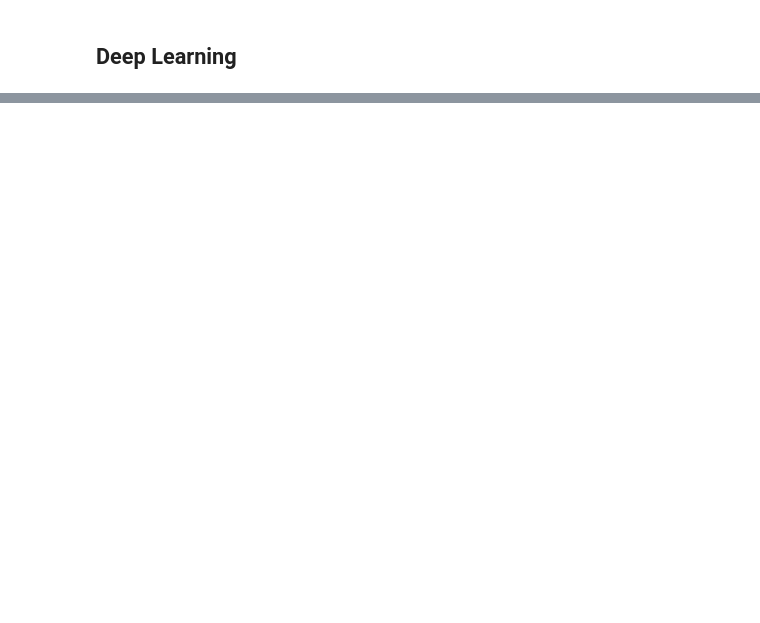
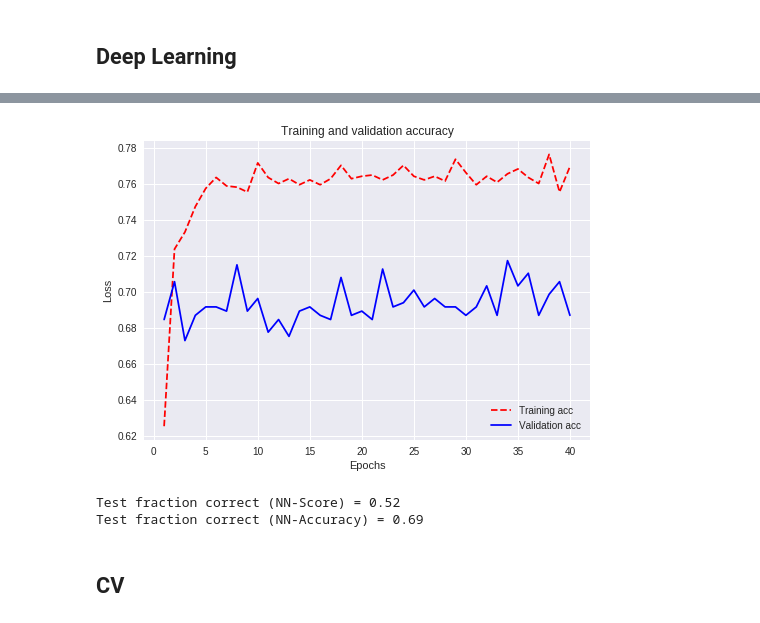
Before and after one commit to joseramoncajide/deep_learning, a Jupyter notebook: deep_learning_cookies_conversion_probabilities.ipynb, the cells around one changed output, grey strips where cells are left out. Cells and saved outputs as stored; diff of their text form; code cells hidden in the pictures; blank space fills up the shorter version.

```diff
--- a/deep_learning_cookies_conversion_probabilities.ipynb
+++ b/deep_learning_cookies_conversion_probabilities.ipynb
@@ -257,0 +304,25 @@ plot_confusion_matrix(cm,class_names)
+# %%
+plt.clf()   # clear figure
+
+acc = history.history['acc']
+val_acc = history.history['val_acc']
+
+plt.plot(epochs, acc, 'r--', label='Training acc')
+plt.plot(epochs, val_acc, 'b-', label='Validation acc')
+plt.title('Training and validation accuracy')
+plt.xlabel('Epochs')
+plt.ylabel('Loss')
+plt.legend()
+
+plt.show()
+# %% [output]
+[figure, added]
+# %%
+score, accuracy = model.evaluate(testX, testY, batch_size=16, verbose=0)
+print("Test fraction correct (NN-Score) = {:.2f}".format(score))
+print("Test fraction correct (NN-Accuracy) = {:.2f}".format(accuracy))
+# %% [output]
+Test fraction correct (NN-Score) = 0.52
+Test fraction correct (NN-Accuracy) = 0.69
+# %% [markdown]
+## CV
```
Also changed, not shown: parts of 29 cells of this notebook.
